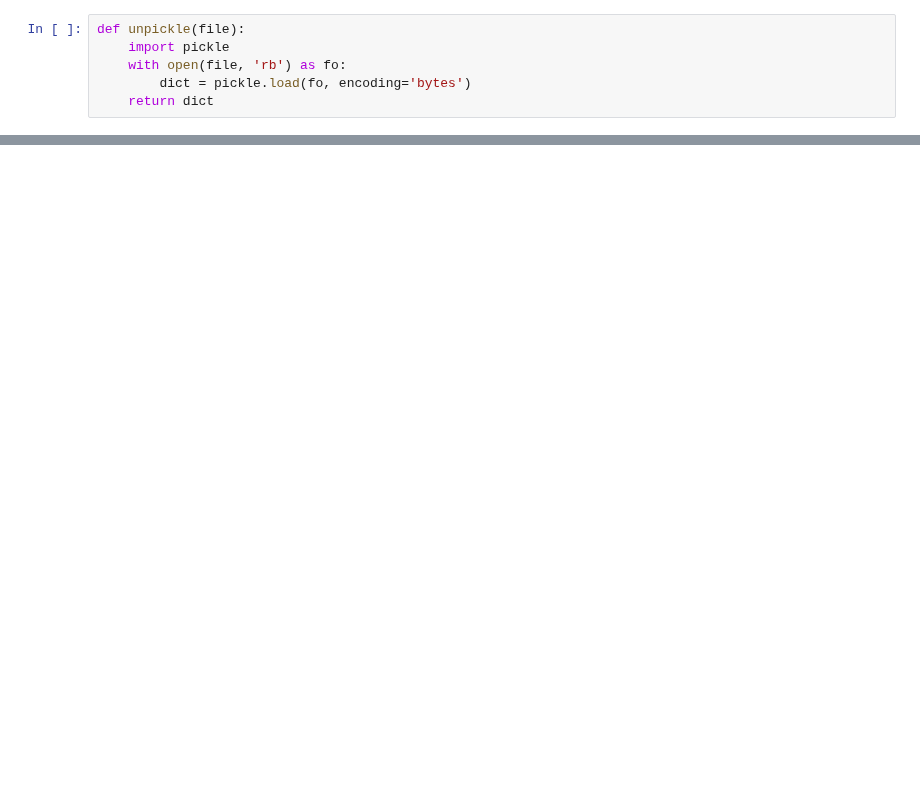
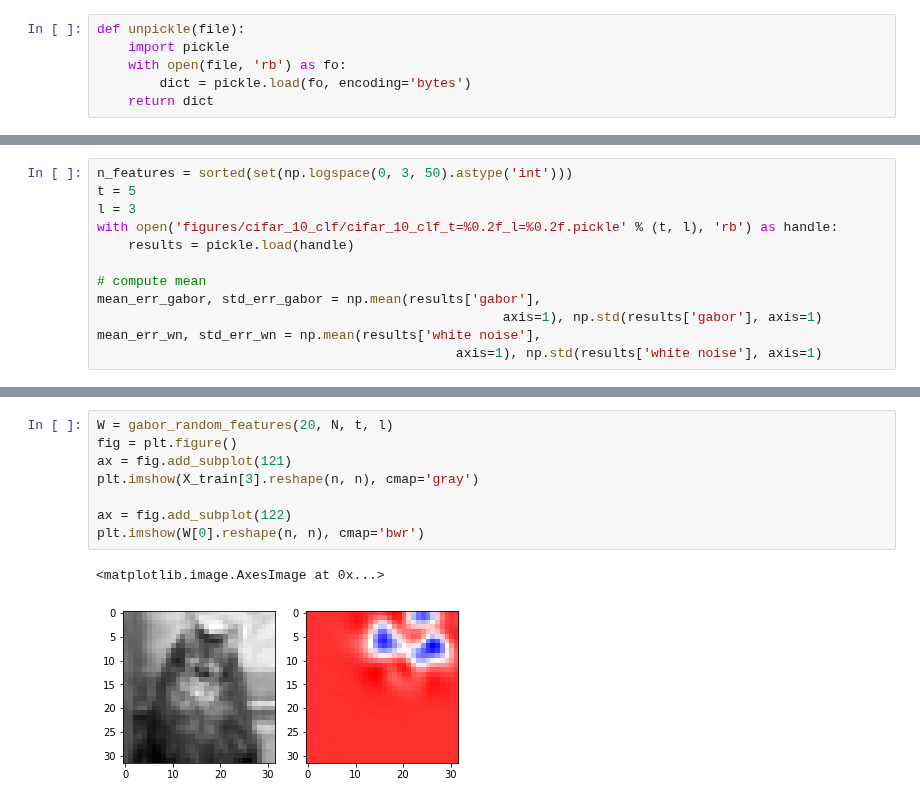
Before and after one commit to BruntonUWBio/structured-random-features, a Jupyter notebook: CIFAR10_clf.ipynb, the cells around one changed output, grey strips where cells are left out. Drawn from its saved outputs; the diff is of its cells as text; blank space fills up the shorter version.

```diff
--- a/CIFAR10_clf.ipynb
+++ b/CIFAR10_clf.ipynb
@@ -70,0 +117,12 @@ from sklearn.model_selection import train_test_split
+# %%
+n_features = sorted(set(np.logspace(0, 3, 50).astype('int')))
+t = 5
+l = 3
+with open('figures/cifar_10_clf/cifar_10_clf_t=%0.2f_l=%0.2f.pickle' % (t, l), 'rb') as handle:
+    results = pickle.load(handle)
+
+# compute mean
+mean_err_gabor, std_err_gabor = np.mean(results['gabor'],
+                                                    axis=1), np.std(results['gabor'], axis=1)
+mean_err_wn, std_err_wn = np.mean(results['white noise'],
+                                              axis=1), np.std(results['white noise'], axis=1)
@@ -70,0 +147,11 @@ from sklearn.model_selection import train_test_split
+# %%
+W = gabor_random_features(20, N, t, l)
+fig = plt.figure()
+ax = fig.add_subplot(121)
+plt.imshow(X_train[3].reshape(n, n), cmap='gray')
+
+ax = fig.add_subplot(122)
+plt.imshow(W[0].reshape(n, n), cmap='bwr')
+# %% [output]
+<matplotlib.image.AxesImage at 0x...>
+[figure, added]
```
Also changed, not shown: parts of 15 cells of this notebook, 7 other files.
